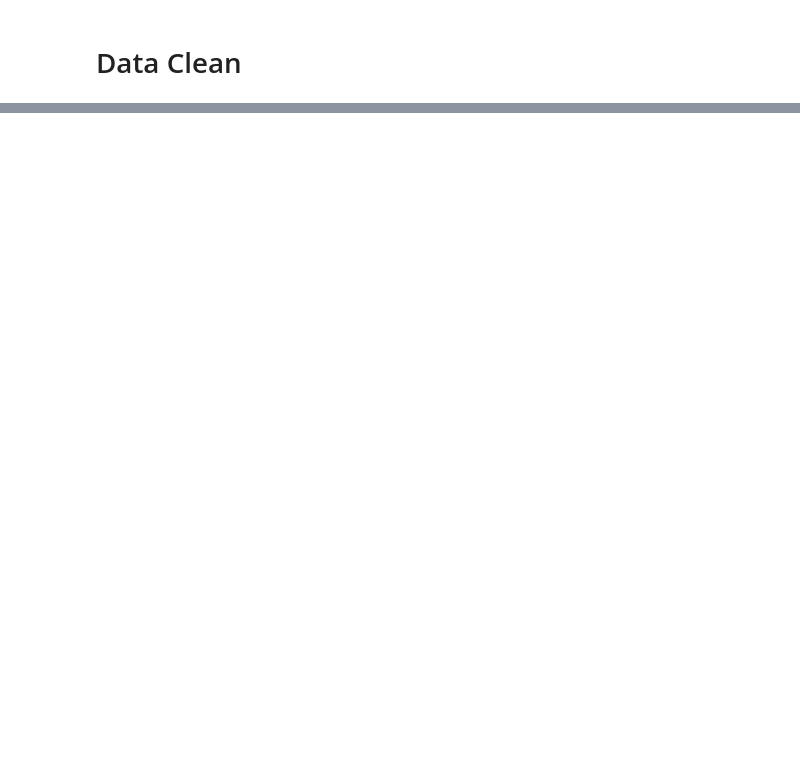
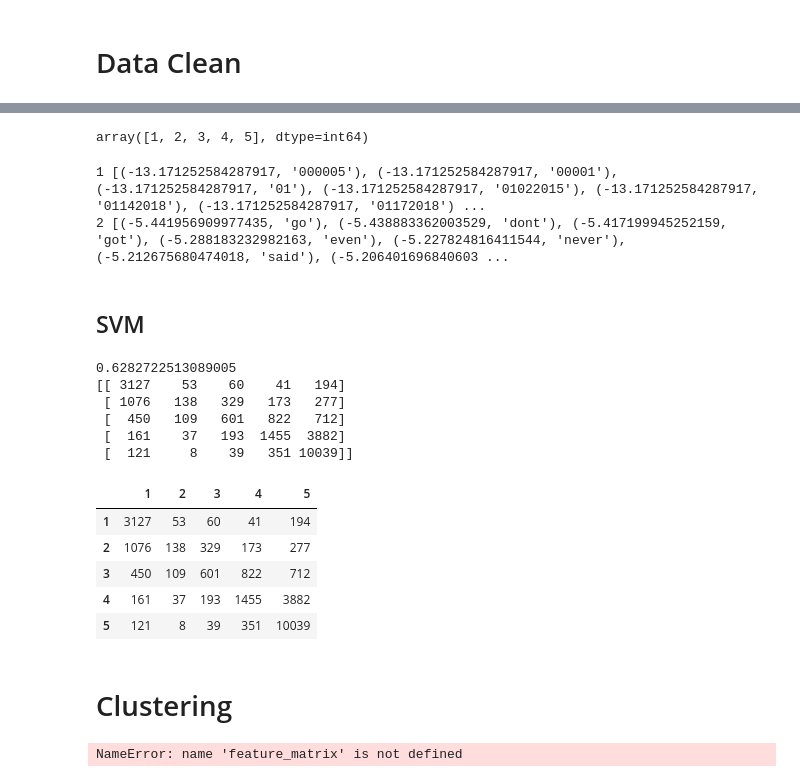
Before and after one commit to jonathanc42/hw-fall2-blue5, a Jupyter notebook: TextAnalysis/Sentiment2.ipynb, the cells around one changed output, grey strips where cells are left out. Drawn from its saved outputs; the diff is of its cells as text; code cells hidden in the pictures; blank space fills up the shorter version.

```diff
--- a/TextAnalysis/Sentiment2.ipynb
+++ b/TextAnalysis/Sentiment2.ipynb
@@ -453,0 +508,6 @@ df.columns
+# %%
+nb_classifier = MultinomialNB()
+nb_classifier.fit(count_train, y_train)
+pred = nb_classifier.predict(count_test)
+print(metrics.accuracy_score(y_test, pred))
+print('confusion matrix:\n',metrics.confusion_matrix(y_test, pred, labels=[1,2,3,4,5]))
@@ -453,0 +524,6 @@ df.columns
+# %%
+nb_tfidf_classifier = MultinomialNB()
+nb_tfidf_classifier.fit(tfidf_train, y_train)
+pred_tfidf=nb_tfidf_classifier.predict(tfidf_test)
+print(metrics.accuracy_score(y_test,pred_tfidf))
+print(metrics.confusion_matrix(y_test,pred_tfidf,labels=[1,2,3,4,5]))
@@ -453,0 +576,52 @@ df.columns
+# %%
+nb_classifier.classes_
+# %% [output]
+array([1, 2, 3, 4, 5], dtype=int64)
+# %%
+# Get the class labels: class_labels
+class_labels = nb_classifier.classes_
+
+# Extract the features: feature_names
+feature_names = tfidf_vectorizer.get_feature_names()
+
+# Zip the feature names together with the coefficient array and sort by weights: feat_with_weights
+feat_with_weights = sorted(zip(nb_classifier.coef_[0], feature_names))
+
+# Print the first class label and the top 20 feat_with_weights entries
+print(class_labels[0], feat_with_weights[:20])
+
+# Print the second class label and the bottom 20 feat_with_weights entries
+print(class_labels[1], feat_with_weights[-20:])
+# %% [output]
+1 [(-13.171252584287917, '000005'), (-13.171252584287917, '00001'), (-13.171252584287917, '01'), (-13.171252584287917, '01022015'), (-13.171252584287917, '01142018'), (-13.171252584287917, '01172018') ...
+2 [(-5.441956909977435, 'go'), (-5.438883362003529, 'dont'), (-5.417199945252159, 'got'), (-5.288183232982163, 'even'), (-5.227824816411544, 'never'), (-5.212675680474018, 'said'), (-5.206401696840603 ...
+# %% [markdown]
+## SVM
+# %%
+from sklearn.linear_model import SGDClassifier
+svm=SGDClassifier(loss='hinge',max_iter=500)
+# %%
+svm.fit(tfidf_train, y_train)
+pred_svm=svm.predict(tfidf_test)
+print(metrics.accuracy_score(y_test,pred_svm))
+print(metrics.confusion_matrix(y_test,pred_svm,labels=[1,2,3,4,5]))
+# %% [output]
+0.6282722513089005
+[[ 3127    53    60    41   194]
+ [ 1076   138   329   173   277]
+ [  450   109   601   822   712]
+ [  161    37   193  1455  3882]
+ [  121     8    39   351 10039]]
+# %%
+pd.DataFrame(metrics.confusion_matrix(y_test,pred_svm,labels=[1,2,3,4,5]),
+            index=range(1,6),
+            columns=range(1,6))
+# %% [output]
+|  | 1 | 2 | 3 | 4 | 5 |
+| 1 | 3127 | 53 | 60 | 41 | 194 |
+| 2 | 1076 | 138 | 329 | 173 | 277 |
+| 3 | 450 | 109 | 601 | 822 | 712 |
+| 4 | 161 | 37 | 193 | 1455 | 3882 |
+| 5 | 121 | 8 | 39 | 351 | 10039 |
+# %% [markdown]
+# Clustering
@@ -453,0 +639,5 @@ df.columns
+# %%
+km_obj, clusters = k_means(feature_matrix=feature_matrix,
+                          num_clusters=num_clusters)
+# %% [output]
+NameError: name 'feature_matrix' is not defined
```
Also changed, not shown: parts of 62 cells of this notebook, 6 other files.
